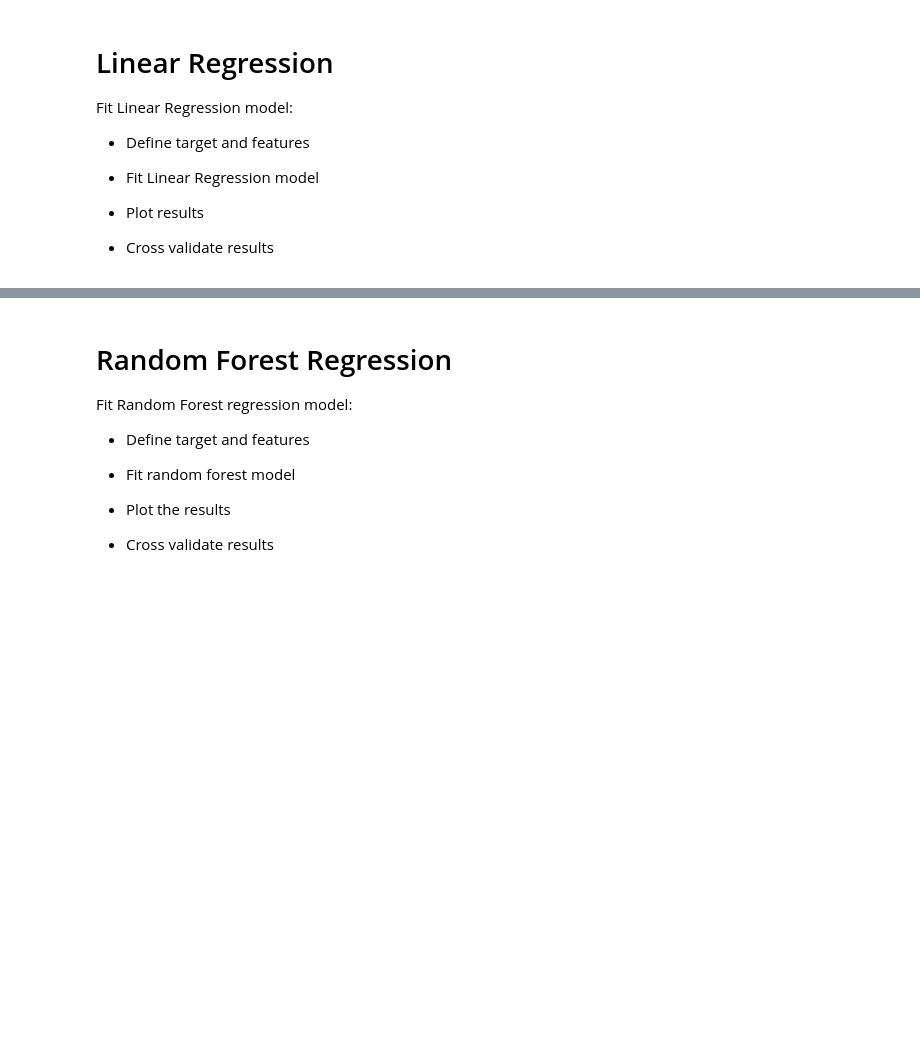
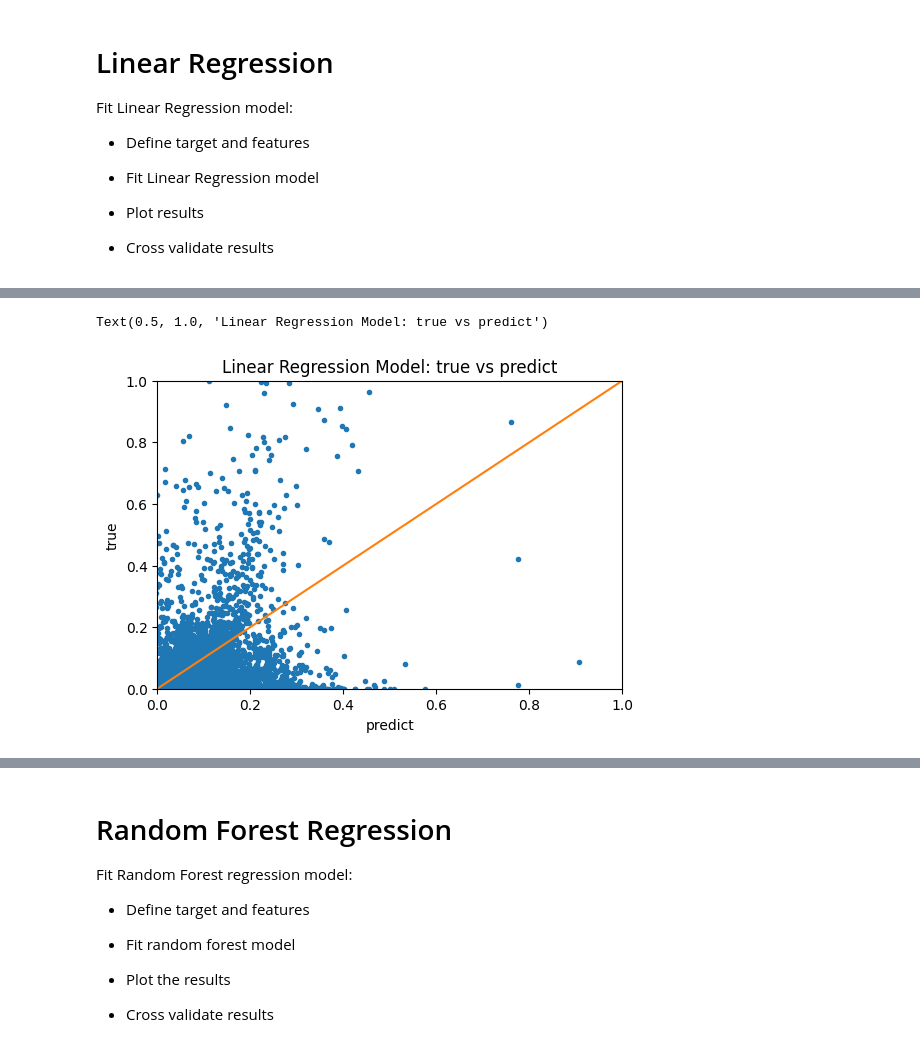
Before and after one commit to snabili/chem, a Jupyter notebook: chemDNN.ipynb, the cells around one changed output, grey strips where cells are left out. Saved outputs shown, nothing was run; the diff lists cells and outputs as text; code cells hidden in the pictures; blank space fills up the shorter version.

```diff
--- a/chemDNN.ipynb
+++ b/chemDNN.ipynb
@@ -148,9 +175,15 @@ print('RMSE = %.3f' % np.sqrt(mean_squared_error(y_true=y, y_pred=lr.predict(X))
 # %%
+plt.figure(figsize=(6, 4))
 plt.plot(lr.predict(X),y,'.')
-plt.plot([0,7],[0,7])
+plt.plot([0,1],[0,1])
+plt.ylim(0,1)
+plt.xlim(0,1)
 plt.xlabel('predict')
 plt.ylabel('true')
 plt.title('Linear Regression Model: true vs predict')
+# %% [output]
+Text(0.5, 1.0, 'Linear Regression Model: true vs predict')
+[figure, added]
 # %%
 from sklearn.model_selection import KFold, cross_val_score
 
```
Also changed, not shown: parts of 32 cells of this notebook, 1 other file.
